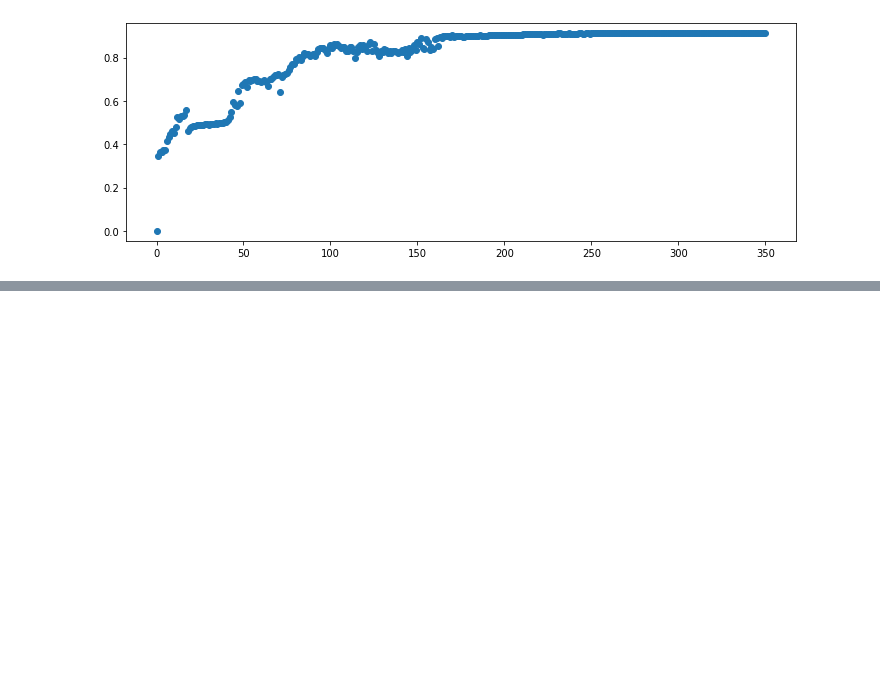
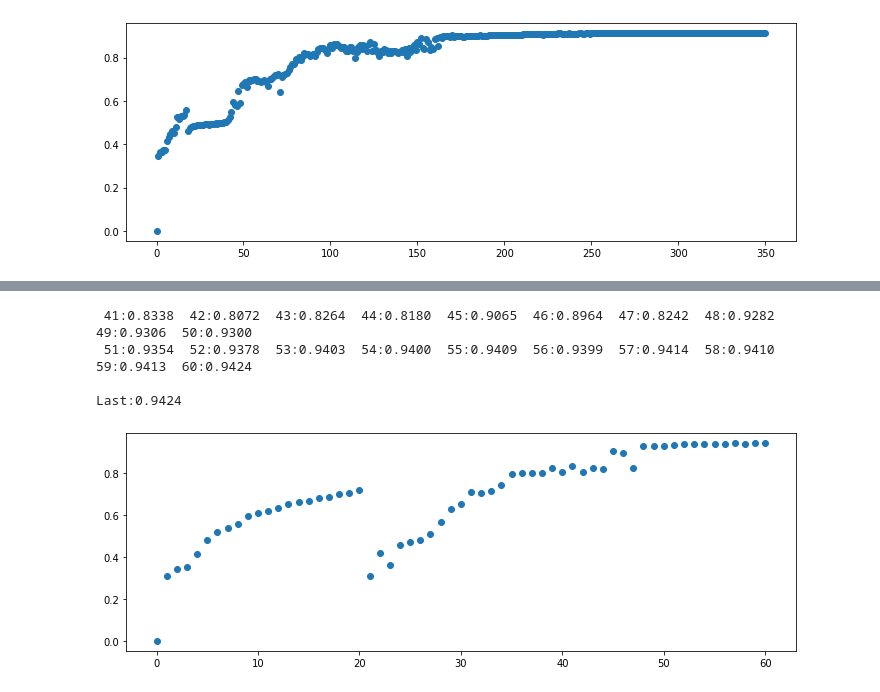
Before and after one commit to Aravinda89/fastai_bootcamp, a Jupyter notebook: BC2_1_MNIST_scratch.ipynb, the cells around one changed output, grey strips where cells are left out. Cells and saved outputs as stored; diff of their text form; code cells hidden in the pictures; blank space fills up the shorter version.

```diff
--- a/BC2_1_MNIST_scratch.ipynb
+++ b/BC2_1_MNIST_scratch.ipynb
@@ -870,0 +1011,9 @@ Last:0.9124
+# %%
+lr =0.5
+metric_results = run_n_epochs(model, lr, params, 20)
+# %% [output]
+ 41:0.8338  42:0.8072  43:0.8264  44:0.8180  45:0.9065  46:0.8964  47:0.8242  48:0.9282  49:0.9306  50:0.9300
+ 51:0.9354  52:0.9378  53:0.9403  54:0.9400  55:0.9409  56:0.9399  57:0.9414  58:0.9410  59:0.9413  60:0.9424
+
+Last:0.9424
+[figure, added]
```
Also changed, not shown: parts of 31 cells of this notebook.
